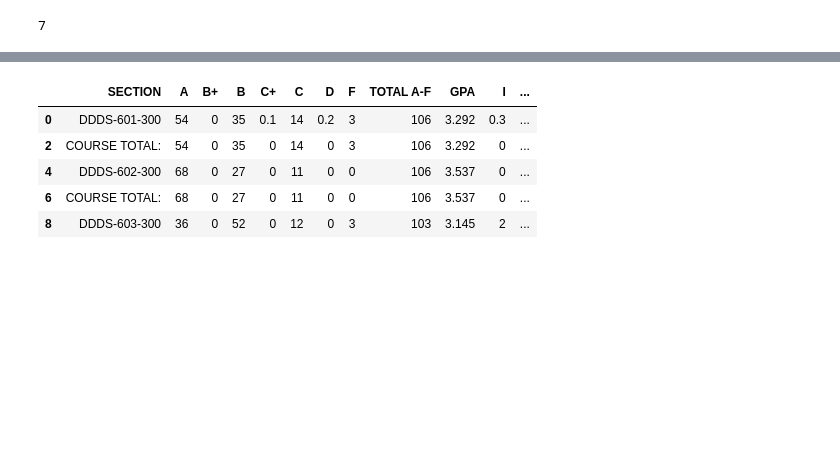
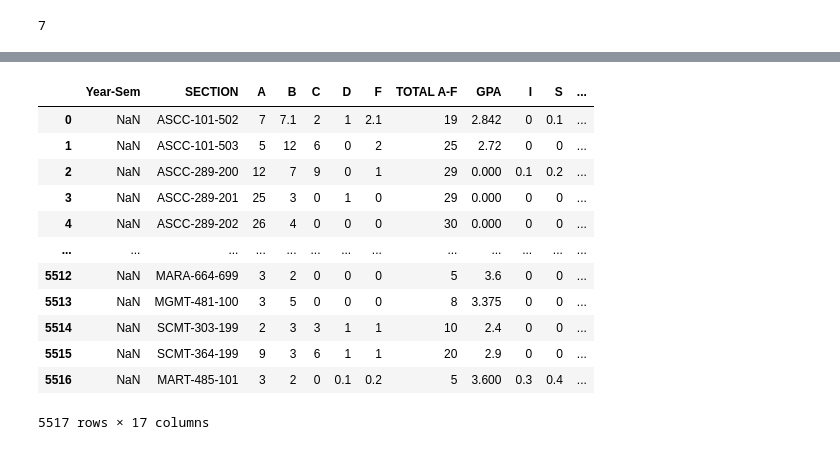
Before and after one commit to pandey-tushar/Datathon-21, a Jupyter notebook: Web_scraping.ipynb, the cells around one changed output, grey strips where cells are left out. Saved outputs shown, nothing was run; the diff lists cells and outputs as text; code cells hidden in the pictures; blank space fills up the shorter version.

```diff
--- a/Web_scraping.ipynb
+++ b/Web_scraping.ipynb
@@ -29,33 +30,39 @@ def get_df(year, sem, college):
     url = "https://web-as.tamu.edu/GradeReports/PDFReports/" + str(year) + str(sem) + "/grd" + str(year) + str(sem) + str(college) + ".pdf"
     print(url)
     try:
-        df = tabula.read_pdf(url,pages = 'all')
-    except urlopen.httperror:
+        response = requests.get(url)
+        response.raise_for_status()
+    except requests.HTTPError:
         return [[],[]]
-    cols = ['SECTION', "A",'B', "C", 'D', 'F','TOTAL A-F','GPA','I','S','U','Q','X','TOTAL','INSTRUCTOR' ]
+    df = tabula.read_pdf(url,pages = 'all')
+    cols = ['Year-sem','SECTION', "A",'B', "C", 'D', 'F','TOTAL A-F','GPA','I','S','U','Q','X','TOTAL','INSTRUCTOR' ]
+    combined_df = pd.DataFrame(columns = cols)
+    for i in range(len(df)):
+        try:
+            df[i].loc[-1] = df[i].columns.values
+            df[i].index = df[i].index + 1  # shifting index
+            df[i].sort_index(inplace=True)
+            df[i].insert(0, 'Year-sem', [str(year) + str(sem) for i in range(df[i].shape[0])])
+            df[i].columns = cols
 
-    combined_df = pd.DataFrame(columns = cols)
-    for i in range(len(df)-1):
-        df[i].loc[-1] = df[i].columns.values
-        df[i].index = df[i].index + 1  # shifting index
-        df[i].sort_index(inplace=True)
-        print(cols, df[i].columns)
-        df[i].columns = cols
-        combined_df = combined_df.append(df[i], ignore_index = True)
+            combined_df = combined_df.append(df[i], ignore_index = True)
+        except ValueError:
+            continue
     combined_df = combined_df.iloc[::2]
     course_df = combined_df[combined_df['SECTION'] == "COURSE TOTAL:"]
-    section_df = combined_df[combined_df['SECTION'] != "COURSE TOTAL:"]
+    section_df = combined_df[combined_df['SECTION'] != "COURSE TOTAL:"].iloc[:-2]
     return course_df, section_df
+# %%
+cols = ['Year-Sem','SECTION', "A", 'B', "C", 'D', 'F','TOTAL A-F','GPA','I','S','U','Q','X','TOTAL','INSTRUCTOR' ]
 # %%
-cols = ['SECTION', "A", 'B', "C", 'D', 'F','TOTAL A-F','GPA','I','S','U','Q','X','TOTAL','INSTRUCTOR' ]
 merged_course_df = pd.DataFrame(columns = cols)
 merged_section_df = pd.DataFrame(columns = cols)
-for year in years[0]:
+for year in [2021]:
+    print(year)
     for college in colleges[0]:
         if "PROF" in college:
-            print(college)
             continue
         for sem_val in range(3):
-            merged_course_df.append(get_df(year, sem_val+1, college)[0], ignore_index = True)
-            merged_section_df.append(get_df(year, sem_val+1, college)[1], ignore_index = True)
+            merged_course_df = merged_course_df.append(get_df(year, sem_val+1, college)[0])
+            merged_section_df = merged_section_df.append(get_df(year, sem_val+1, college)[1], ignore_index = True)
 # %% [output]
@@ -69,3 +87,19 @@ ValueError: Length mismatch: Expected axis has 15 elements, new values have 16 e
+# %%
+merged_section_df
+# %% [output]
+|  | Year-Sem | SECTION | A | B | C | D | F | TOTAL A-F | GPA | I | S | ... |
+| 0 | NaN | ASCC-101-502 | 7 | 7.1 | 2 | 1 | 2.1 | 19 | 2.842 | 0 | 0.1 | ... |
+| 1 | NaN | ASCC-101-503 | 5 | 12 | 6 | 0 | 2 | 25 | 2.72 | 0 | 0 | ... |
+| 2 | NaN | ASCC-289-200 | 12 | 7 | 9 | 0 | 1 | 29 | 0.000 | 0.1 | 0.2 | ... |
+| 3 | NaN | ASCC-289-201 | 25 | 3 | 0 | 1 | 0 | 29 | 0.000 | 0 | 0 | ... |
+| 4 | NaN | ASCC-289-202 | 26 | 4 | 0 | 0 | 0 | 30 | 0.000 | 0 | 0 | ... |
+| ... | ... | ... | ... | ... | ... | ... | ... | ... | ... | ... | ... | ... |
+| 5512 | NaN | MARA-664-699 | 3 | 2 | 0 | 0 | 0 | 5 | 3.6 | 0 | 0 | ... |
+| 5513 | NaN | MGMT-481-100 | 3 | 5 | 0 | 0 | 0 | 8 | 3.375 | 0 | 0 | ... |
+| 5514 | NaN | SCMT-303-199 | 2 | 3 | 3 | 1 | 1 | 10 | 2.4 | 0 | 0 | ... |
+| 5515 | NaN | SCMT-364-199 | 9 | 3 | 6 | 1 | 1 | 20 | 2.9 | 0 | 0 | ... |
+| 5516 | NaN | MART-485-101 | 3 | 2 | 0 | 0.1 | 0.2 | 5 | 3.600 | 0.3 | 0.4 | ... |
+5517 rows × 17 columns
 # %%
 """
 url = "https://web-as.tamu.edu/GradeReports/PDFReports/20211/grd20211DN_PROF.pdf"
@@ -73,6 +107,7 @@ import tabula
 df = tabula.read_pdf(url,pages = 'all')
 """
 # %%
+"""
 cols = ['SECTION', "A", "B+",'B', "C+", "C", 'D', 'F','TOTAL A-F','GPA','I','S','U','X','TOTAL','INSTRUCTOR' ]
 combined_df = pd.DataFrame(columns = cols)
 for i in range(len(df)-1):
@@ -83,10 +118,4 @@ for i in range(len(df)-1):
     combined_df = combined_df.append(df[i], ignore_index = True)
 combined_df = combined_df.iloc[::2]
 combined_df.head()
+"""
-# %% [output]
-|  | SECTION | A | B+ | B | C+ | C | D | F | TOTAL A-F | GPA | I | ... |
-| 0 | DDDS-601-300 | 54 | 0 | 35 | 0.1 | 14 | 0.2 | 3 | 106 | 3.292 | 0.3 | ... |
-| 2 | COURSE TOTAL: | 54 | 0 | 35 | 0 | 14 | 0 | 3 | 106 | 3.292 | 0 | ... |
-| 4 | DDDS-602-300 | 68 | 0 | 27 | 0 | 11 | 0 | 0 | 106 | 3.537 | 0 | ... |
-| 6 | COURSE TOTAL: | 68 | 0 | 27 | 0 | 11 | 0 | 0 | 106 | 3.537 | 0 | ... |
-| 8 | DDDS-603-300 | 36 | 0 | 52 | 0 | 12 | 0 | 3 | 103 | 3.145 | 2 | ... |
```
Also changed, not shown: parts of 13 cells of this notebook, 2 other files.
